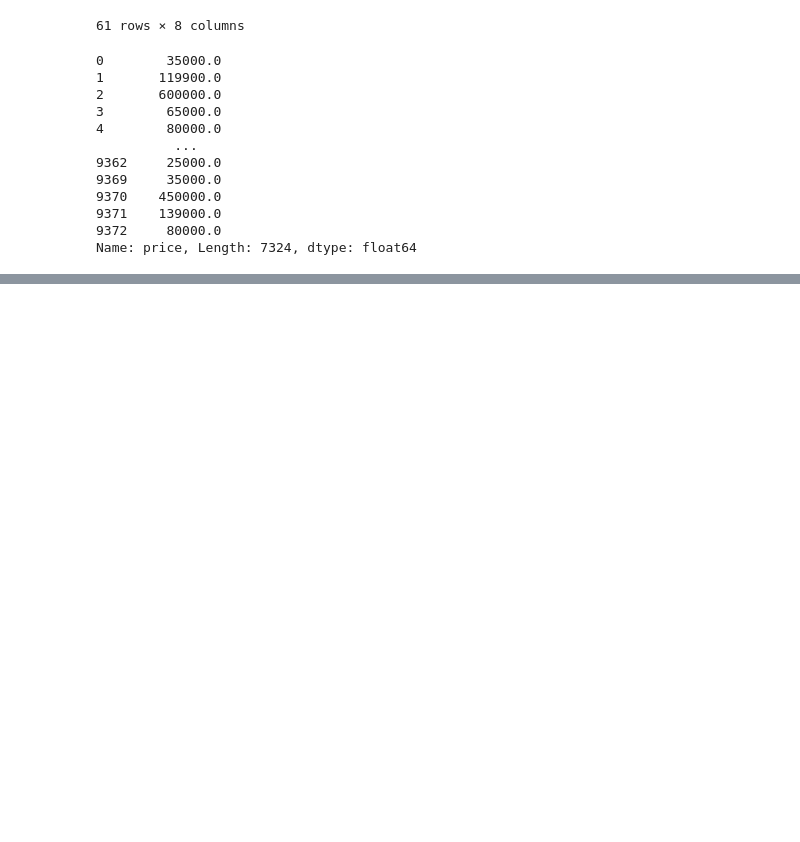
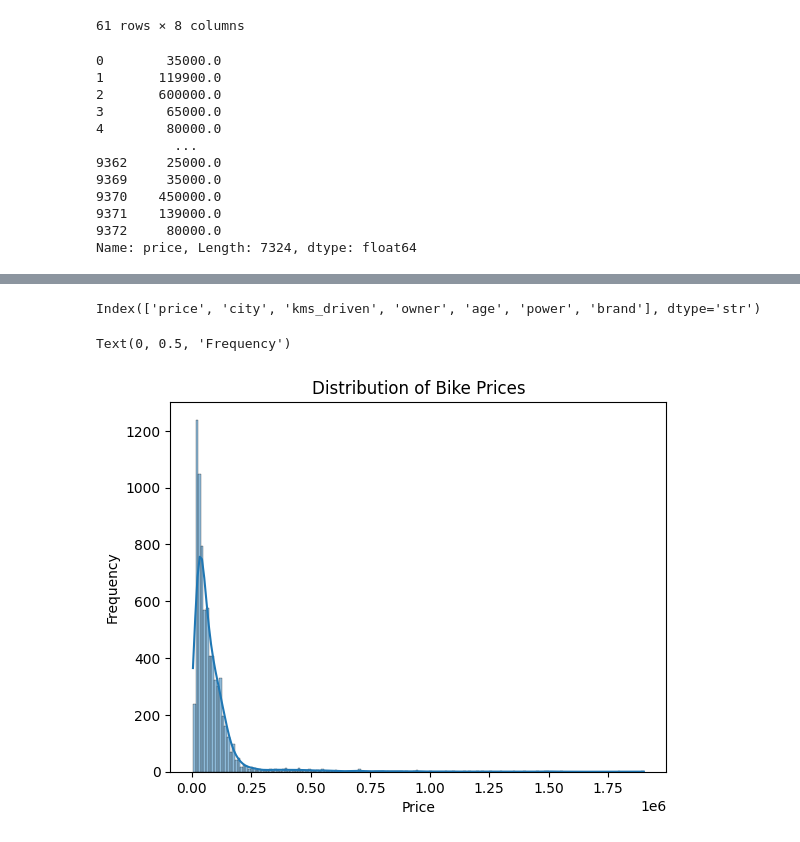
Before and after one commit to mansikumawat08/Project-1-, a Jupyter notebook: basicpandas.ipynb, the cells around one changed output, grey strips where cells are left out. Drawn from its saved outputs; the diff is of its cells as text; code cells hidden in the pictures; blank space fills up the shorter version.

```diff
--- a/basicpandas.ipynb
+++ b/basicpandas.ipynb
@@ -432,0 +458,4 @@ plt.show()
+# %%
+df.columns
+# %% [output]
+Index(['price', 'city', 'kms_driven', 'owner', 'age', 'power', 'brand'], dtype='str')
@@ -432,0 +465,9 @@ plt.show()
+# %%
+sns.histplot(df['price'], kde=True)
+
+plt.title('Distribution of Bike Prices')
+plt.xlabel('Price')
+plt.ylabel('Frequency')
+# %% [output]
+Text(0, 0.5, 'Frequency')
+[figure, added]
```
Also changed, not shown: parts of 18 cells of this notebook, 2 other files.
